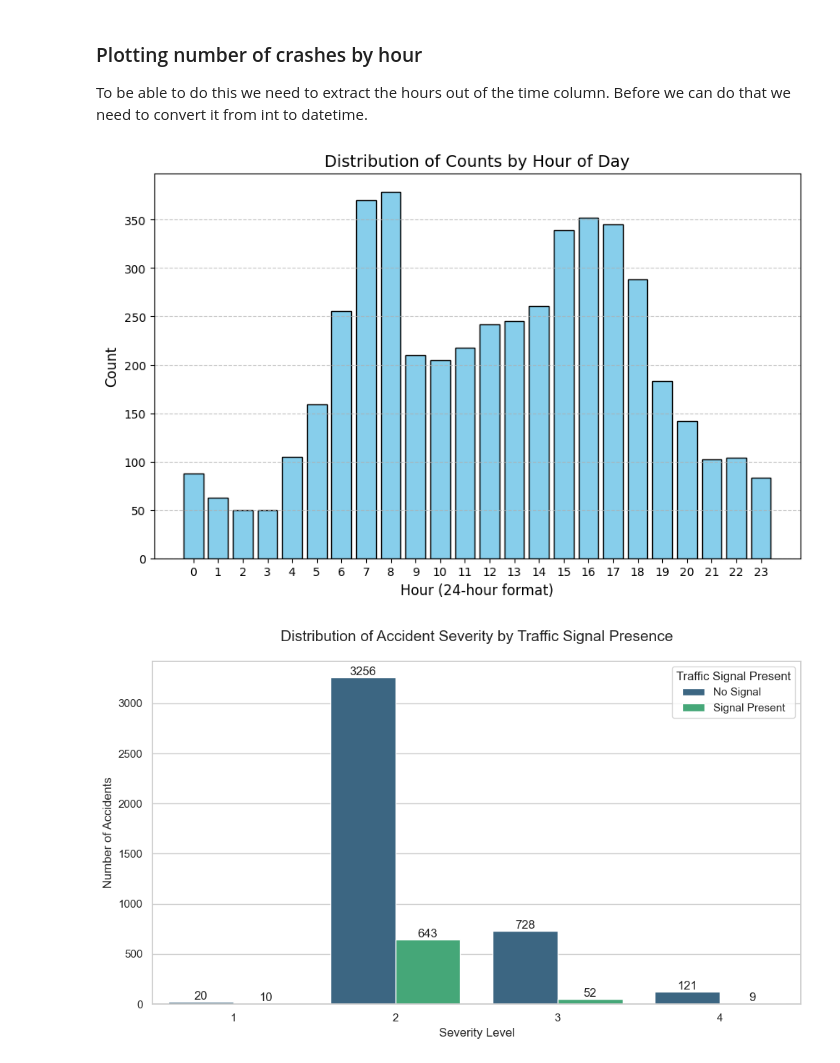
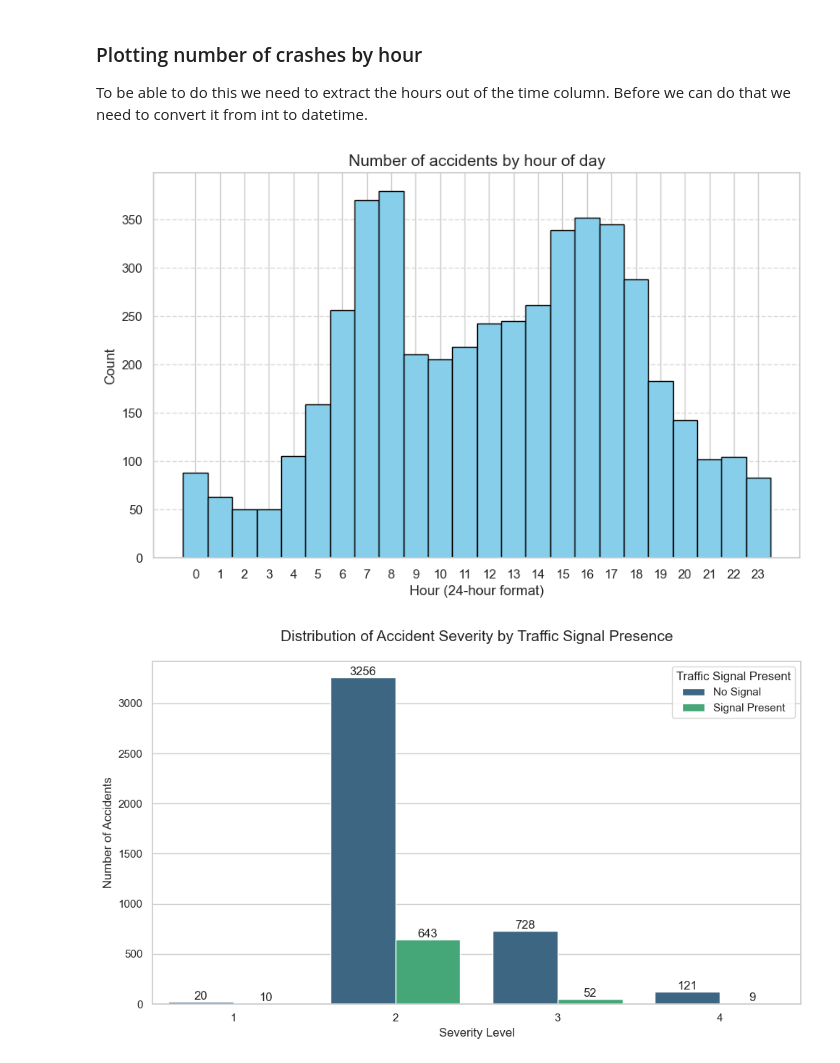
Before and after one commit to StavSteven/us_car_accidents, a Jupyter notebook: jupyter_notebooks/2_plotting_us_accidents.ipynb, the cells around one changed output. Cells and saved outputs as stored; diff of their text form; code cells hidden in the pictures.

```diff
--- a/jupyter_notebooks/2_plotting_us_accidents.ipynb
+++ b/jupyter_notebooks/2_plotting_us_accidents.ipynb
@@ -31,16 +31,17 @@ df_plots['time'] = pd.to_datetime(df_plots['time'])
 # Extract the hour (HH) from data
 df_plots['hour'] = df_plots['time'].dt.hour
 # %%
+# Plot histogram
 plt.figure(figsize=(10, 6))
-plt.hist(df_plots['hour'], bins=range(25), rwidth=0.8, color='skyblue', edgecolor='black', align='left')
+plt.hist(df_plots['hour'], bins=range(25), color='skyblue', edgecolor='black', align='left')
 
 
-plt.title('Distribution of Counts by Hour of Day', fontsize=14)
+plt.title('Number of accidents by hour of day', fontsize=14)
 plt.xlabel('Hour (24-hour format)', fontsize=12)
 plt.ylabel('Count', fontsize=12)
 plt.xticks(range(24))
 plt.grid(axis='y', linestyle='--', alpha=0.7)
 plt.show()
 # %% [output]
-[figure, old version]
+[figure, new version]
 # %%
```
Also changed, not shown: parts of 4 cells of this notebook.
